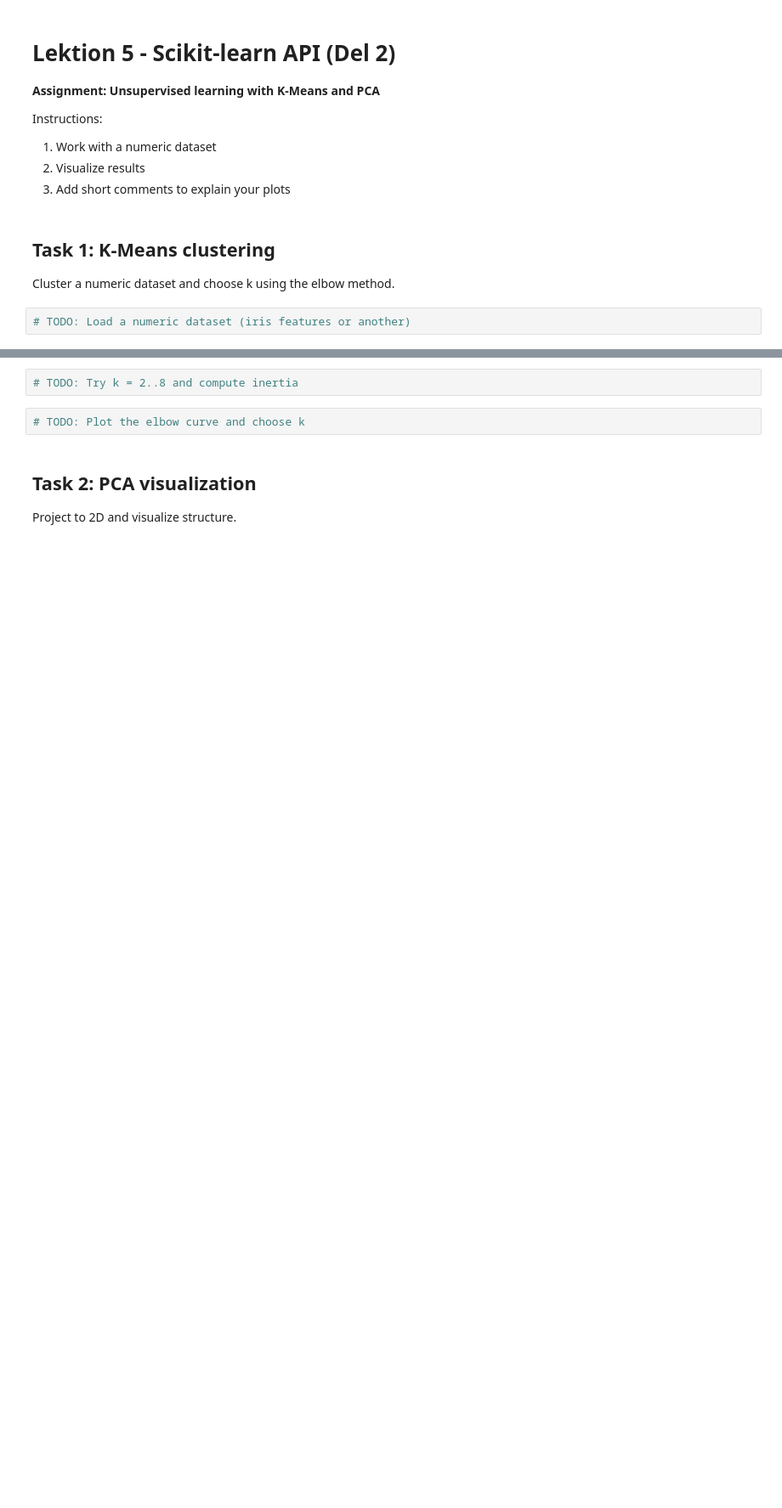
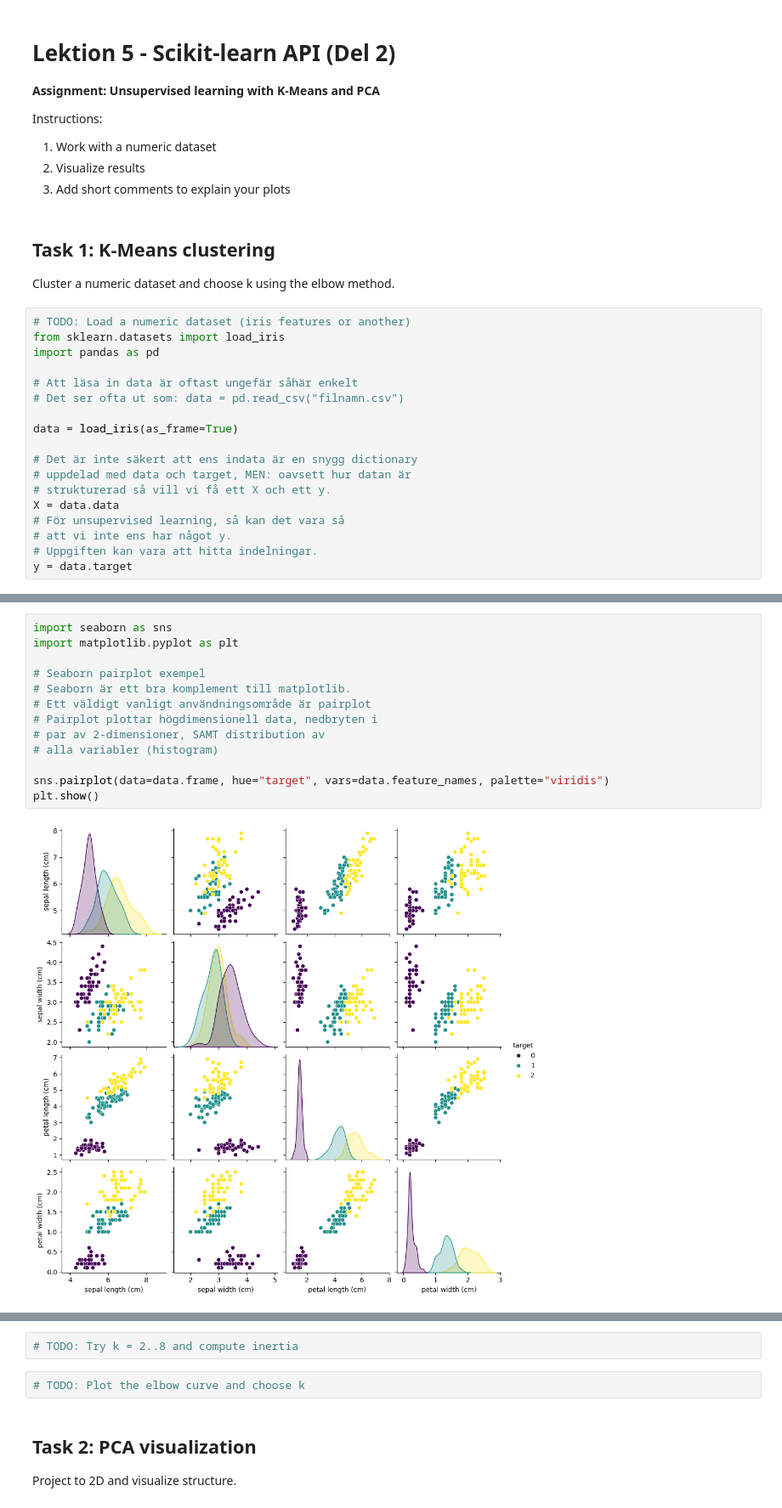
Before and after one commit to AndreasFurth/ML-Frameworks, a Jupyter notebook: L5/L5_assignment_CLASSROOM.ipynb, the cells around one changed output, grey strips where cells are left out. Shown at 85% size. Saved outputs shown, nothing was run; the diff lists cells and outputs as text; blank space fills up the shorter version.

```diff
--- a/L5/L5_assignment_CLASSROOM.ipynb
+++ b/L5/L5_assignment_CLASSROOM.ipynb
@@ -12,3 +12,19 @@ Instructions:
 Cluster a numeric dataset and choose k using the elbow method.
 # %%
 # TODO: Load a numeric dataset (iris features or another)
+from sklearn.datasets import load_iris
+import pandas as pd
+
+# Att läsa in data är oftast ungefär såhär enkelt
+# Det ser ofta ut som: data = pd.read_csv("filnamn.csv")
+
+data = load_iris(as_frame=True)
+
+# Det är inte säkert att ens indata är en snygg dictionary
+# uppdelad med data och target, MEN: oavsett hur datan är
+# strukturerad så vill vi få ett X och ett y.
+X = data.data
+# För unsupervised learning, så kan det vara så
+# att vi inte ens har något y.
+# Uppgiften kan vara att hitta indelningar.
+y = data.target
@@ -14,0 +35,15 @@ Cluster a numeric dataset and choose k using the elbow method.
+# %%
+import seaborn as sns
+import matplotlib.pyplot as plt
+
+# Seaborn pairplot exempel
+# Seaborn är ett bra komplement till matplotlib.
+# Ett väldigt vanligt användningsområde är pairplot
+# Pairplot plottar högdimensionell data, nedbryten i
+# par av 2-dimensioner, SAMT distribution av
+# alla variabler (histogram)
+
+sns.pairplot(data=data.frame, hue="target", vars=data.feature_names, palette="viridis")
+plt.show()
+# %% [output]
+[figure, added]
```
Also changed, not shown: parts of 4 cells of this notebook, 2 other files.
